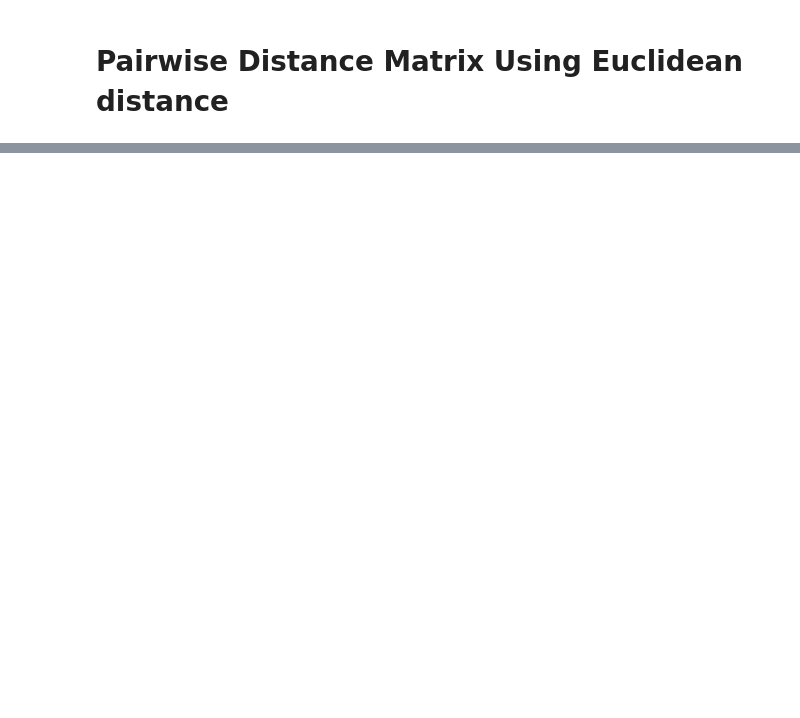
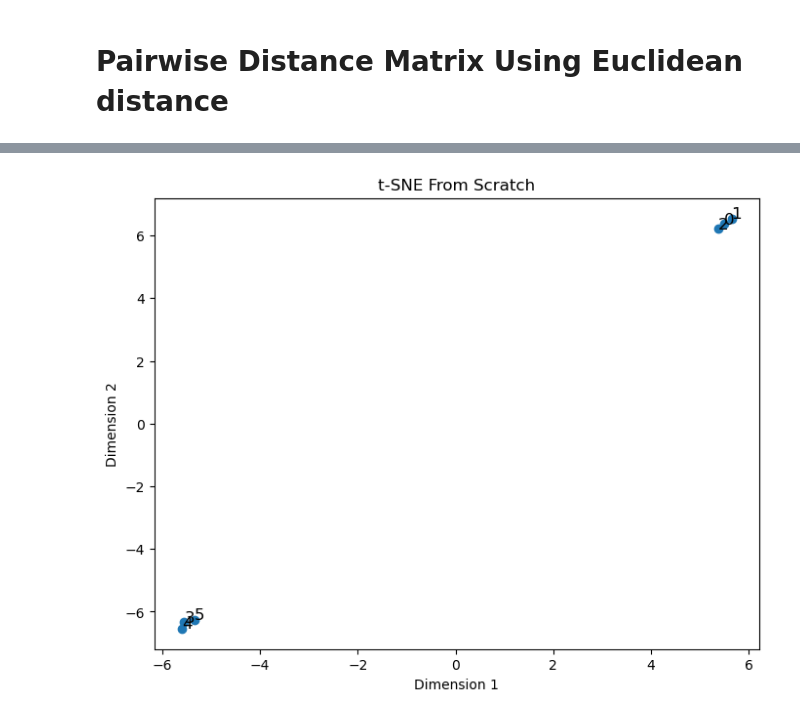
Before and after one commit to dhanasekarenb/AIML, a Jupyter notebook: Machine learning/Unsupervised Learning/Dimensionality Reduction/t-SNE.ipynb, the cells around one changed output, grey strips where cells are left out. Drawn from its saved outputs; the diff is of its cells as text; code cells hidden in the pictures; blank space fills up the shorter version.

```diff
--- a/Machine learning/Unsupervised Learning/Dimensionality Reduction/t-SNE.ipynb
+++ b/Machine learning/Unsupervised Learning/Dimensionality Reduction/t-SNE.ipynb
@@ -51,0 +345,12 @@ SyntaxError: invalid syntax (1455399123.py, line 1)
+# %%
+# 1. Calculate new distances
+distance_low = dis_matrix(Y)
+
+# 2. Calculate new Q
+Q = student_t_probability(distance_low)
+
+# 3. Calculate new KL loss
+loss_after = kl_divergence(P, Q)
+
+print("KL before :", loss)
+print("KL after  :", loss_after)
@@ -51,0 +413,9 @@ SyntaxError: invalid syntax (1455399123.py, line 1)
+# %%
+Y = initialize_embedding(len(P))
+
+Y_final = tsne_optimize(
+    P,
+    Y,
+    learning_rate=10,
+    iterations=1000
+)
@@ -51,0 +433,25 @@ SyntaxError: invalid syntax (1455399123.py, line 1)
+# %%
+import matplotlib.pyplot as plt
+
+plt.figure(figsize=(8, 6))
+
+plt.scatter(
+    Y_final[:, 0],
+    Y_final[:, 1]
+)
+
+for i in range(len(Y_final)):
+    plt.text(
+        Y_final[i, 0],
+        Y_final[i, 1],
+        str(i),
+        fontsize=12
+    )
+
+plt.xlabel("Dimension 1")
+plt.ylabel("Dimension 2")
+plt.title("t-SNE From Scratch")
+
+plt.show()
+# %% [output]
+[figure, added]
```
Also changed, not shown: parts of 30 cells of this notebook, 5 other files.
